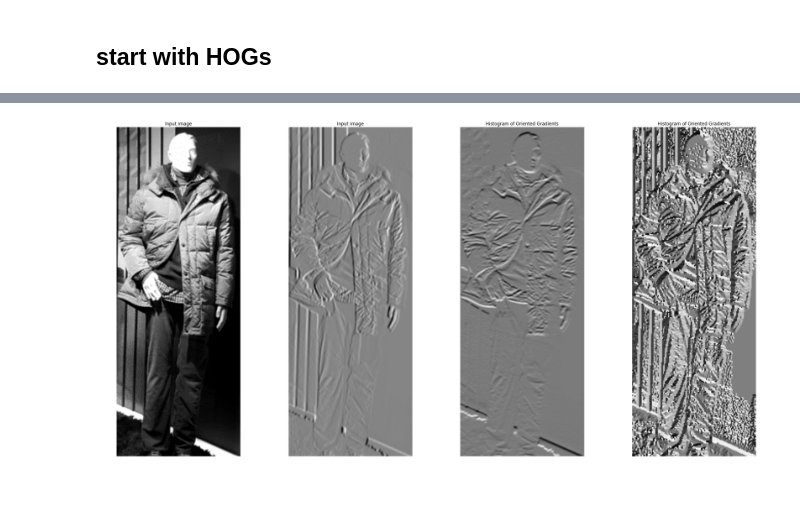
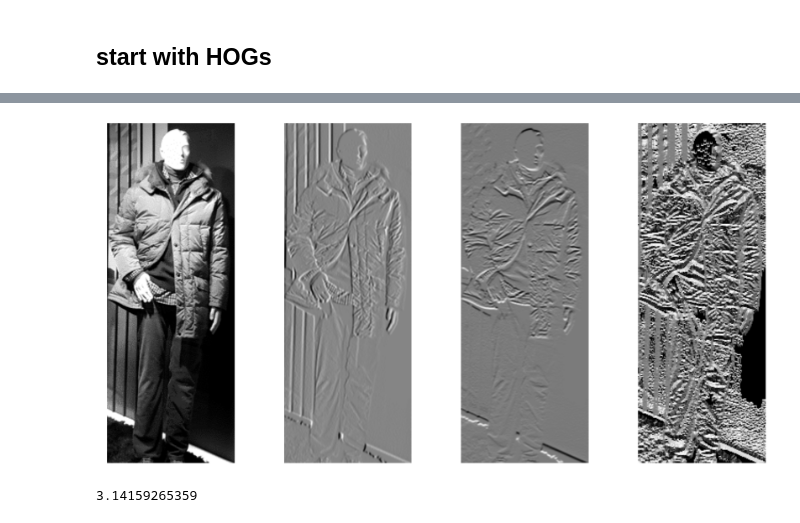
Before and after one commit to justayak/computer_vision_ws2015, a Jupyter notebook: u05/HOGs.ipynb, the cells around one changed output, grey strips where cells are left out. Saved outputs shown, nothing was run; the diff lists cells and outputs as text; code cells hidden in the pictures; blank space fills up the shorter version.

```diff
--- a/u05/HOGs.ipynb
+++ b/u05/HOGs.ipynb
@@ -108,49 +112,24 @@ plt.show()
 # %%
 import scipy.ndimage as ndimage
 
 # own hog implementation
 image = gray_person.copy().astype(float)
 winkel = image
 
 # derivate the image
 sob_kernel_y = np.array([[-1, -2, -1], [0, 0, 0], [1, 2, 1]], dtype=float)
 sob_kernel_x = np.transpose(sob_kernel_y)
 
 sob_x = ndimage.convolve(image, sob_kernel_x, mode='nearest')
 sob_y = ndimage.convolve(image, sob_kernel_y, mode='nearest')
 
 # direction of gradient
-Phi = np.arctan2(sob_x, sob_y)
+Phi = np.absolute(np.arctan2(sob_x, sob_y))  # dont care abt. direct
 
-# ========================
-# P A I N T
-# ========================
-fig, (ax0, ax1, ax2, ax3) = plt.subplots(
-    1,
-    4,
-    figsize=(32, 16),
-    sharex=True,
-    sharey=True)
-
-ax0.axis('off')
-ax0.imshow(image, cmap=plt.cm.gray)
-ax0.set_title('Input image')
-ax0.set_adjustable('box-forced')
-
-ax1.axis('off')
-ax1.imshow(sob_x, cmap=plt.cm.gray)
-ax1.set_title('Input image')
-ax1.set_adjustable('box-forced')
-
-ax2.axis('off')
-ax2.imshow(sob_y, cmap=plt.cm.gray)
-ax2.set_title('Histogram of Oriented Gradients')
-ax1.set_adjustable('box-forced')
-
-ax3.axis('off')
-ax3.imshow(Phi, cmap=plt.cm.gray)
-ax3.set_title('Histogram of Oriented Gradients')
-ax3.set_adjustable('box-forced')
-plt.show()
+paint_mats([image, sob_x, sob_y, Phi])
 # %% [output]
-[figure, old version]
+[figure, new version]
+# %%
+print (np.max(Phi))
+# %% [output]
+3.14159265359
```
Also changed, not shown: parts of 3 cells of this notebook.
